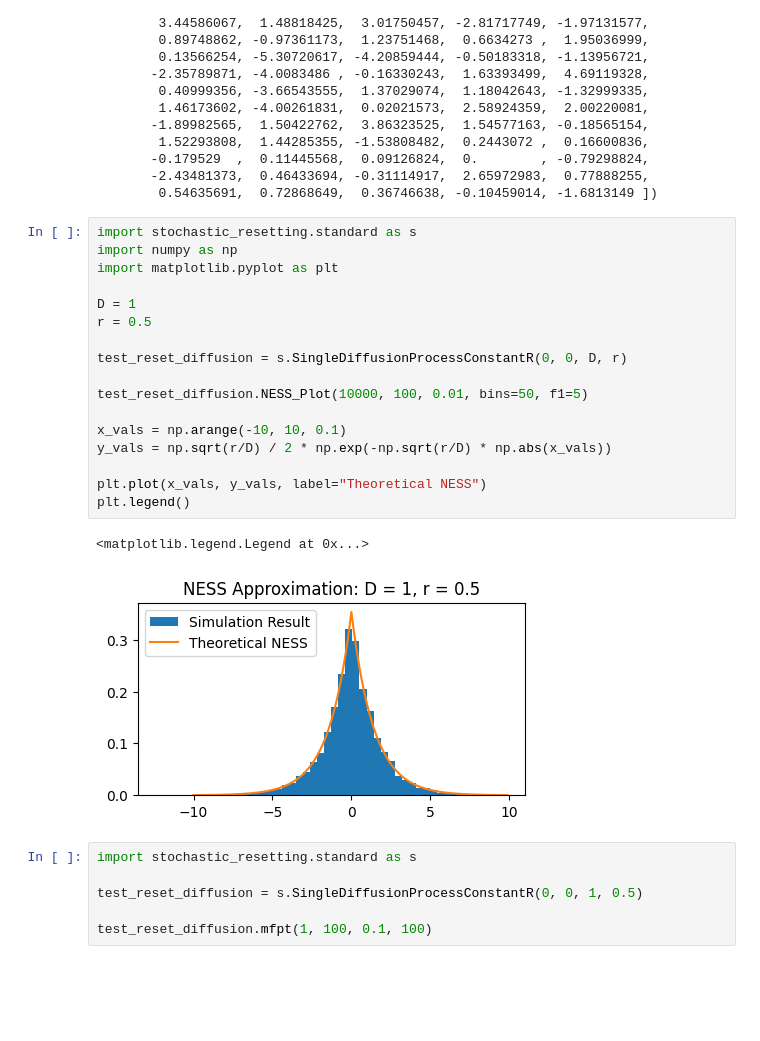
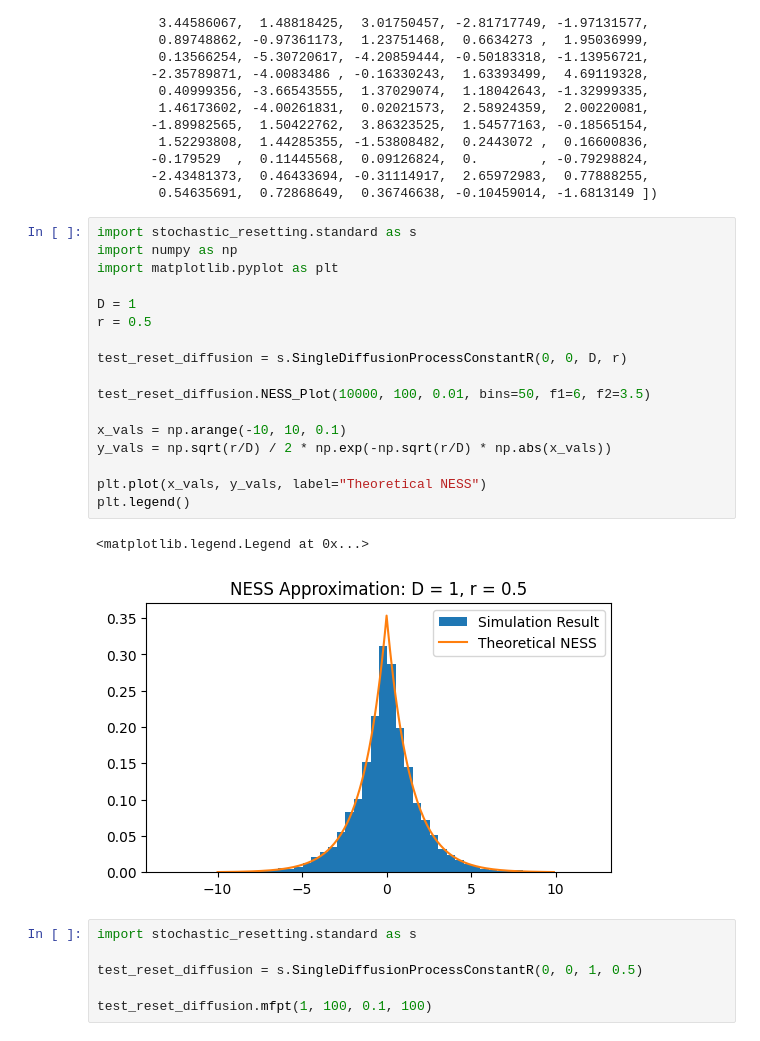
Before and after one commit to John-Zou-IC/M2R_Stochastic_Resetting, a Jupyter notebook: figures.ipynb, the cells around one changed output. Saved outputs shown, nothing was run; the diff lists cells and outputs as text; blank space fills up the shorter version.

```diff
--- a/figures.ipynb
+++ b/figures.ipynb
@@ -80,23 +80,23 @@ array([ 0.63616839, -0.91789277,  2.97478094,  2.35034529, -2.47800942,
 # %%
 import stochastic_resetting.standard as s
 import numpy as np
 import matplotlib.pyplot as plt
 
 D = 1
 r = 0.5
 
 test_reset_diffusion = s.SingleDiffusionProcessConstantR(0, 0, D, r)
 
-test_reset_diffusion.NESS_Plot(10000, 100, 0.01, bins=50, f1=5)
+test_reset_diffusion.NESS_Plot(10000, 100, 0.01, bins=50, f1=6, f2=3.5)
 
 x_vals = np.arange(-10, 10, 0.1)
 y_vals = np.sqrt(r/D) / 2 * np.exp(-np.sqrt(r/D) * np.abs(x_vals))
 
 plt.plot(x_vals, y_vals, label="Theoretical NESS")
 plt.legend()
 # %% [output]
 <matplotlib.legend.Legend at 0x...>
-[figure, old version]
+[figure, new version]
 # %%
 import stochastic_resetting.standard as s
 
```
